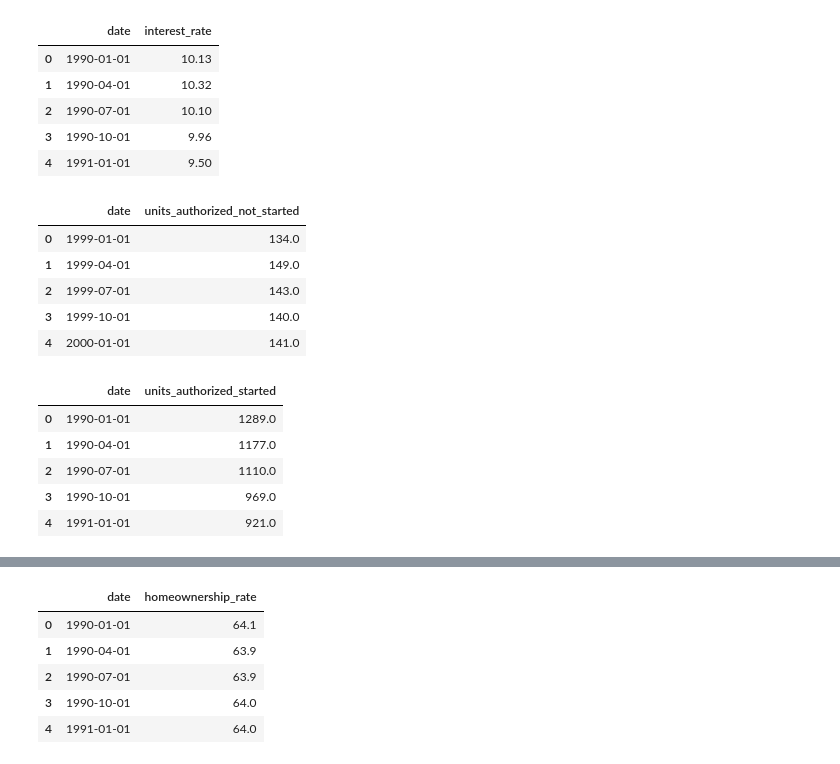
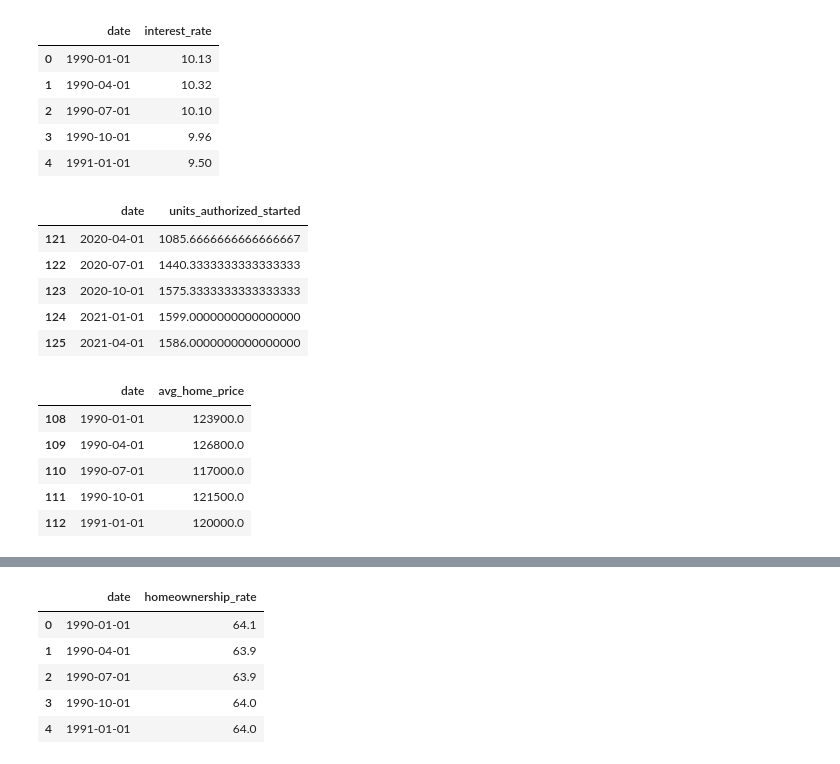
Before and after one commit to chaenii989/What_is_Affecting_US_Housing_Market, a Jupyter notebook: main.ipynb, the cells around one changed output, grey strips where cells are left out. Saved outputs shown, nothing was run; the diff lists cells and outputs as text; code cells hidden in the pictures.

```diff
--- a/main.ipynb
+++ b/main.ipynb
@@ -79,36 +79,38 @@ interest_rate_df.head()
 | 3 | 1990-10-01 | 9.96 |
 | 4 | 1991-01-01 | 9.50 |
 # %%
-# Clean housing authorized, not started DataFrame
+# Clean housing authorized, started DataFrame
 # Check data types
-authorized_not_started_df.dtypes
+authorized_started_df.dtypes
 # Change column names
-authorized_not_started_df = authorized_not_started_df.rename(columns={"AUTHNOTTSA":"units_authorized_not_started","DATE":"date"})
+authorized_started_df = authorized_started_df.rename(columns={"HOUST":"units_authorized_started","DATE":"date"})
 # Check for any null values in entire DF
-authorized_not_started_df.isnull().values.any()
+authorized_started_df.isnull().values.any()
+authorized_started_df.drop(authorized_started_df.index[(authorized_started_df["date"] == "2021-07-01")],axis=0,inplace=True)
 
-authorized_not_started_df.head()
+authorized_started_df.tail()
 # %% [output]
-|  | date | units_authorized_not_started |
-| 0 | 1999-01-01 | 134.0 |
-| 1 | 1999-04-01 | 149.0 |
-| 2 | 1999-07-01 | 143.0 |
-| 3 | 1999-10-01 | 140.0 |
-| 4 | 2000-01-01 | 141.0 |
+|  | date | units_authorized_started |
+| 121 | 2020-04-01 | 1085.6666666666666667 |
+| 122 | 2020-07-01 | 1440.3333333333333333 |
+| 123 | 2020-10-01 | 1575.3333333333333333 |
+| 124 | 2021-01-01 | 1599.0000000000000000 |
+| 125 | 2021-04-01 | 1586.0000000000000000 |
 # %%
-# Clean housing authorized, started DataFrame
+# Clean average home price DataFrame
 # Check data types
-authorized_started_df.dtypes
+average_home_price_df.dtypes
+average_home_price_df= average_home_price_df.loc[(average_home_price_df["DATE"] >= "1990-01-01")]
 # Change column names
-authorized_started_df = authorized_started_df.rename(columns={"HOUST":"units_authorized_started","DATE":"date"})
+average_home_price_df = average_home_price_df.rename(columns={"MSPUS":"avg_home_price","DATE":"date"})
 # Check for any null values in entire DF
-authorized_started_df.isnull().values.any()
+average_home_price_df.isnull().values.any()
 
-authorized_started_df.head()
+average_home_price_df.head()
 # %% [output]
-|  | date | units_authorized_started |
-| 0 | 1990-01-01 | 1289.0 |
-| 1 | 1990-04-01 | 1177.0 |
-| 2 | 1990-07-01 | 1110.0 |
-| 3 | 1990-10-01 | 969.0 |
-| 4 | 1991-01-01 | 921.0 |
+|  | date | avg_home_price |
+| 108 | 1990-01-01 | 123900.0 |
+| 109 | 1990-04-01 | 126800.0 |
+| 110 | 1990-07-01 | 117000.0 |
+| 111 | 1990-10-01 | 121500.0 |
+| 112 | 1991-01-01 | 120000.0 |
```
Also changed, not shown: parts of 14 cells of this notebook, 24 other files.
